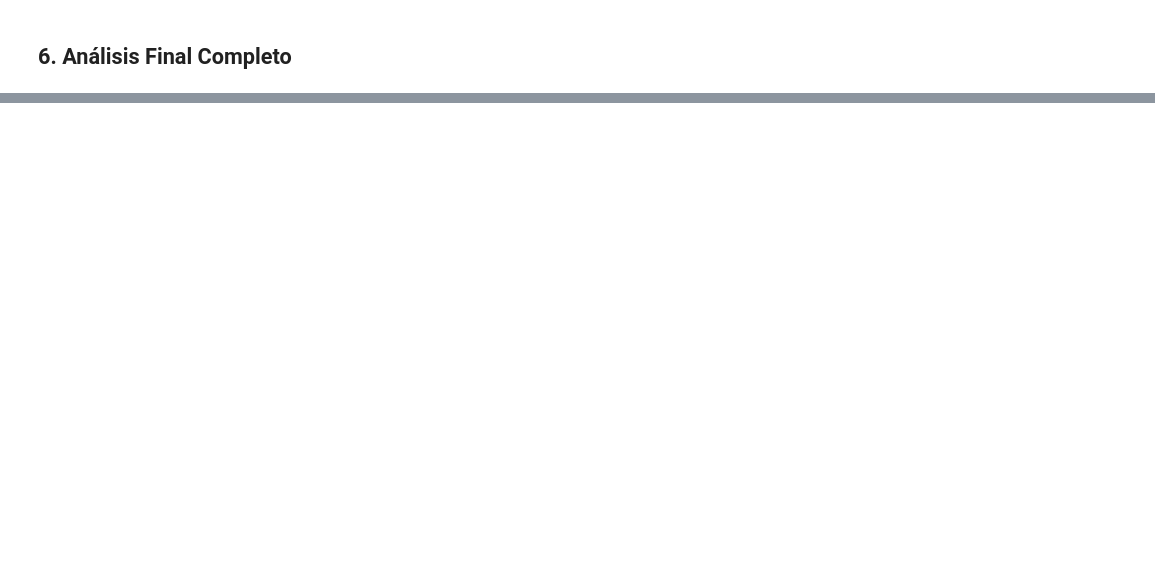
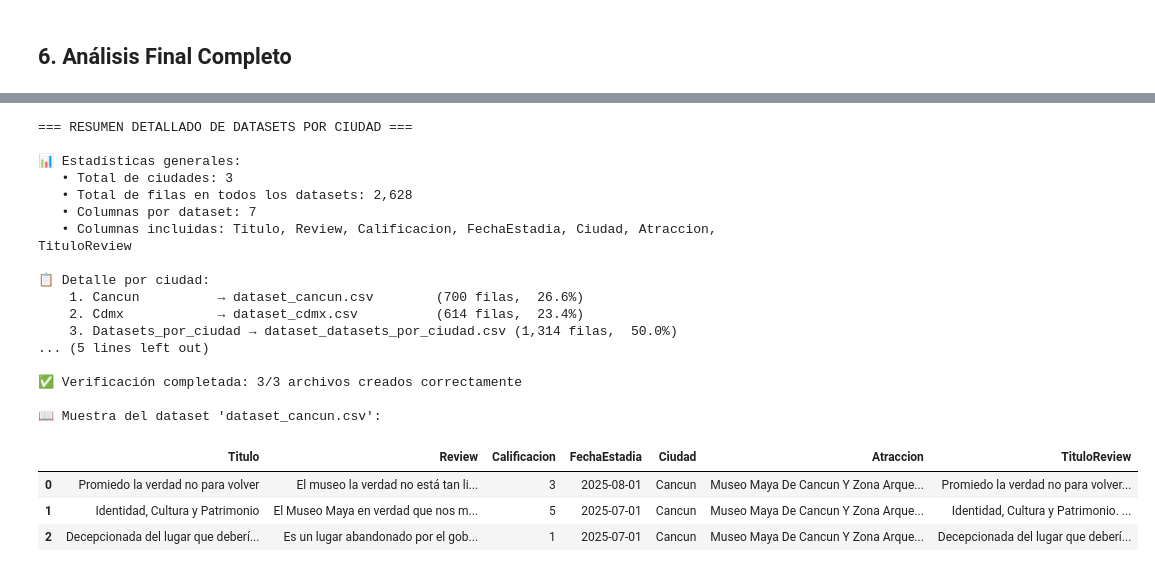
Before and after one commit to VictorWKey/AI-Tourism-Opinion-Analyzer, a Jupyter notebook: notebooks/01-analisis_exploratorio_y_procesamiento_basico-de-datos.ipynb, the cells around one changed output, grey strips where cells are left out. Saved outputs shown, nothing was run; the diff lists cells and outputs as text; code cells hidden in the pictures; blank space fills up the shorter version.

```diff
--- a/notebooks/01-analisis_exploratorio_y_procesamiento_basico-de-datos.ipynb
+++ b/notebooks/01-analisis_exploratorio_y_procesamiento_basico-de-datos.ipynb
@@ -419,0 +481,62 @@ else:
+# %%
+# Mostrar resumen detallado de los datasets creados
+if df_opiniones is not None and 'datasets_creados' in locals():
+    print("=== RESUMEN DETALLADO DE DATASETS POR CIUDAD ===")
+
+    total_filas = sum(dataset['filas'] for dataset in datasets_creados)
+
+    print(f"\n📊 Estadísticas generales:")
+    print(f"   • Total de ciudades: {len(datasets_creados)}")
+    print(f"   • Total de filas en todos los datasets: {total_filas:,}")
+    print(f"   • Columnas por dataset: {len(columnas_existentes)}")
+    print(f"   • Columnas incluidas: {', '.join(columnas_existentes)}")
+
+    print(f"\n📋 Detalle por ciudad:")
+    for i, dataset in enumerate(datasets_creados, 1):
+        porcentaje = (dataset['filas'] / total_filas) * 100
+        print(f"   {i:2d}. {dataset['ciudad']:15} → {dataset['archivo']:25} ({dataset['filas']:,} filas, {porcentaje:5.1f}%)")
+
+    # Verificar que los archivos se crearon correctamente
+    print(f"\n🔍 Verificación de archivos:")
+    archivos_verificados = 0
+    for dataset in datasets_creados:
+        if os.path.exists(dataset['ruta']):
+            tamaño_archivo = os.path.getsize(dataset['ruta']) / 1024  # KB
+            print(f"   ✅ {dataset['archivo']} - {tamaño_archivo:.1f} KB")
+            archivos_verificados += 1
+        else:
+            print(f"   ❌ {dataset['archivo']} - Archivo no encontrado")
+
+    print(f"\n✅ Verificación completada: {archivos_verificados}/{len(datasets_creados)} archivos creados correctamente")
+
+    # Mostrar muestra de uno de los datasets
+    if datasets_creados:
+        dataset_ejemplo = datasets_creados[0]
+        print(f"\n📖 Muestra del dataset '{dataset_ejemplo['archivo']}':")
+        df_muestra = pd.read_csv(dataset_ejemplo['ruta'])
+        display(df_muestra.head(3))
+
+else:
+    print("❌ No se pudieron verificar los datasets creados")
+# %% [output]
+=== RESUMEN DETALLADO DE DATASETS POR CIUDAD ===
+
+📊 Estadísticas generales:
+   • Total de ciudades: 3
+   • Total de filas en todos los datasets: 2,628
+   • Columnas por dataset: 7
+   • Columnas incluidas: Titulo, Review, Calificacion, FechaEstadia, Ciudad, Atraccion, TituloReview
+
+📋 Detalle por ciudad:
+    1. Cancun          → dataset_cancun.csv        (700 filas,  26.6%)
+    2. Cdmx            → dataset_cdmx.csv          (614 filas,  23.4%)
+    3. Datasets_por_ciudad → dataset_datasets_por_ciudad.csv (1,314 filas,  50.0%)
+... (5 lines left out)
+
+✅ Verificación completada: 3/3 archivos creados correctamente
+
+📖 Muestra del dataset 'dataset_cancun.csv':
+|  | Titulo | Review | Calificacion | FechaEstadia | Ciudad | Atraccion | TituloReview |
+| 0 | Promiedo la verdad no para volver | El museo la verdad no está tan li... | 3 | 2025-08-01 | Cancun | Museo Maya De Cancun Y Zona Arque... | Promiedo la verdad no para volver... |
+| 1 | Identidad, Cultura y Patrimonio | El Museo Maya en verdad que nos m... | 5 | 2025-07-01 | Cancun | Museo Maya De Cancun Y Zona Arque... | Identidad, Cultura y Patrimonio. ... |
+| 2 | Decepcionada del lugar que deberí... | Es un lugar abandonado por el gob... | 1 | 2025-07-01 | Cancun | Museo Maya De Cancun Y Zona Arque... | Decepcionada del lugar que deberí... |
```
Also changed, not shown: parts of 13 cells of this notebook, 8 other files.
